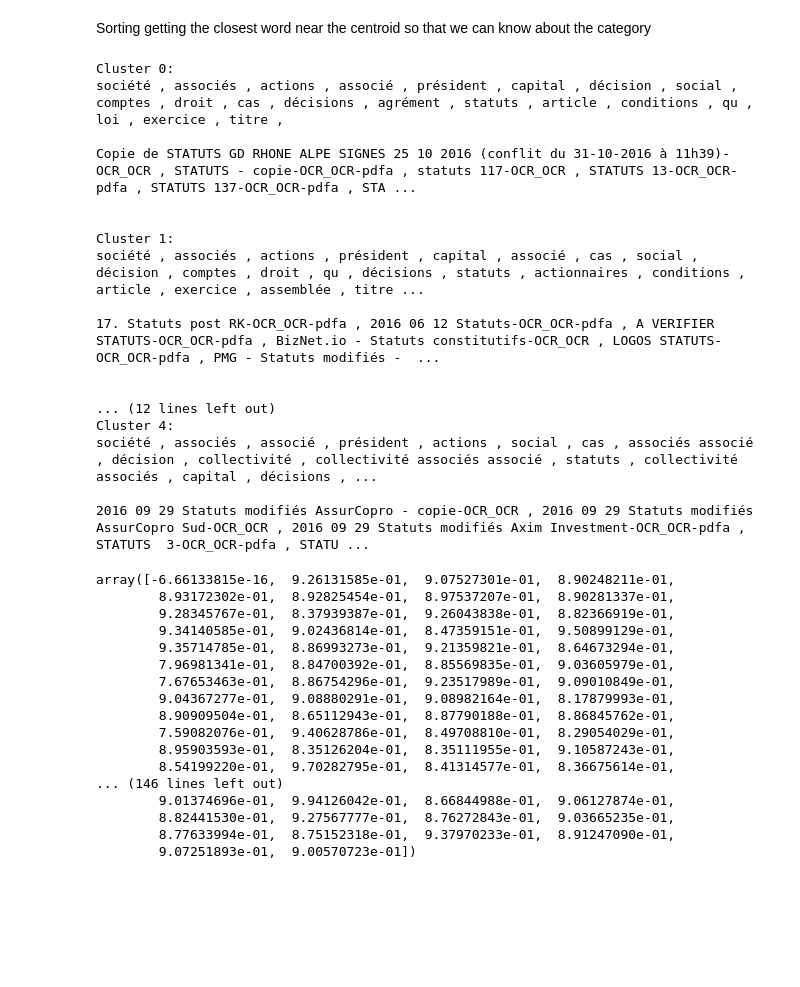
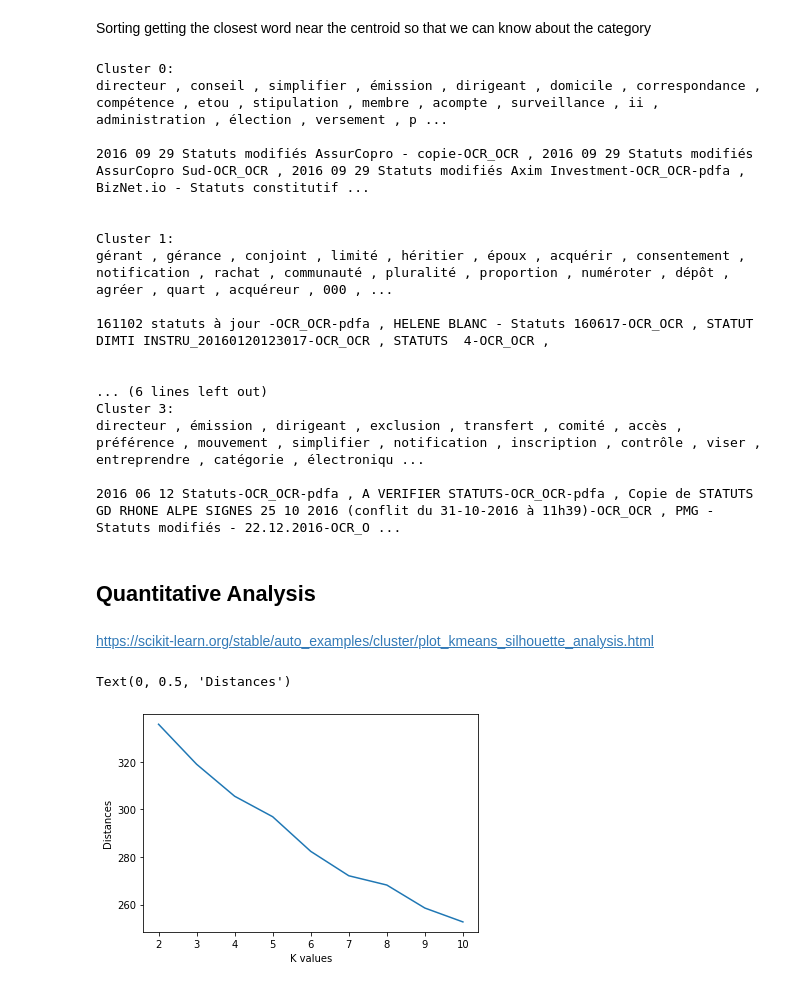
Before and after one commit to Subaandh-VK/NLP_Document_Clustering, a Jupyter notebook: notebooks/clustering_model.ipynb, the cells around one changed output. Saved outputs shown, nothing was run; the diff lists cells and outputs as text; code cells hidden in the pictures; blank space fills up the shorter version.

```diff
--- a/notebooks/clustering_model.ipynb
+++ b/notebooks/clustering_model.ipynb
@@ -153,0 +103,5 @@ KeyboardInterrupt:
+# %%
+for val in outlier_names:
+    df = df.drop(df[df['filename'] == val].index)
+
+len(df)
@@ -154,3 +112,7 @@ KeyboardInterrupt:
+# %%
+clauses = df['processed_clause']
+# %%
+X, vectorizer = vectorize_tfidf(clauses)
 # %% [markdown]
 ### Dump the vectorizer
 # %%
@@ -237,0 +137,4 @@ with mlflow.start_run(run_name='Base Model'):
+# %%
+k = 4
+km = train_kmeans(k, X)
+df['cluster'] = km.labels_
@@ -302,29 +161,30 @@ order_centroids = km.cluster_centers_.argsort()[:, ::-1]
 # %%
+order_centroids = km.cluster_centers_.argsort()[:, ::-1]
 for i in range(k):
     print('Cluster %d:' % i),
-    for j in order_centroids[i, :20]:
+    for j in order_centroids[i, :25]:
         print(feature_names[j], ',' , end = ' ')
 
     print('\n')
-    for f in result_df[result_df['cluster'] == i]['f_names'][:10]:
+    for f in df[df['cluster'] == i]['filename'][:4]:
         print(f, ',', end=' ')
 
     print('\n\n')
 # %% [output]
 Cluster 0:
-société , associés , actions , associé , président , capital , décision , social , comptes , droit , cas , décisions , agrément , statuts , article , conditions , qu , loi , exercice , titre ,
+directeur , conseil , simplifier , émission , dirigeant , domicile , correspondance , compétence , etou , stipulation , membre , acompte , surveillance , ii , administration , élection , versement , p ...
 
-Copie de STATUTS GD RHONE ALPE SIGNES 25 10 2016 (conflit du 31-10-2016 à 11h39)-OCR_OCR , STATUTS - copie-OCR_OCR-pdfa , statuts 117-OCR_OCR , STATUTS 13-OCR_OCR-pdfa , STATUTS 137-OCR_OCR-pdfa , STA ...
+2016 09 29 Statuts modifiés AssurCopro - copie-OCR_OCR , 2016 09 29 Statuts modifiés AssurCopro Sud-OCR_OCR , 2016 09 29 Statuts modifiés Axim Investment-OCR_OCR-pdfa , BizNet.io - Statuts constitutif ...
 
 
 Cluster 1:
-société , associés , actions , président , capital , associé , cas , social , décision , comptes , droit , qu , décisions , statuts , actionnaires , conditions , article , exercice , assemblée , titre ...
+gérant , gérance , conjoint , limité , héritier , époux , acquérir , consentement , notification , rachat , communauté , pluralité , proportion , numéroter , dépôt , agréer , quart , acquéreur , 000 , ...
 
-17. Statuts post RK-OCR_OCR-pdfa , 2016 06 12 Statuts-OCR_OCR-pdfa , A VERIFIER STATUTS-OCR_OCR-pdfa , BizNet.io - Statuts constitutifs-OCR_OCR , LOGOS STATUTS-OCR_OCR-pdfa , PMG - Statuts modifiés -  ...
+161102 statuts à jour -OCR_OCR-pdfa , HELENE BLANC - Statuts 160617-OCR_OCR , STATUT DIMTI INSTRU_20160120123017-OCR_OCR , STATUTS  4-OCR_OCR ,
 
 
-... (12 lines left out)
-Cluster 4:
-société , associés , associé , président , actions , social , cas , associés associé , décision , collectivité , collectivité associés associé , statuts , collectivité associés , capital , décisions , ...
+... (6 lines left out)
+Cluster 3:
+directeur , émission , dirigeant , exclusion , transfert , comité , accès , préférence , mouvement , simplifier , notification , inscription , contrôle , viser , entreprendre , catégorie , électroniqu ...
 
-2016 09 29 Statuts modifiés AssurCopro - copie-OCR_OCR , 2016 09 29 Statuts modifiés AssurCopro Sud-OCR_OCR , 2016 09 29 Statuts modifiés Axim Investment-OCR_OCR-pdfa , STATUTS  3-OCR_OCR-pdfa , STATU ...
+2016 06 12 Statuts-OCR_OCR-pdfa , A VERIFIER STATUTS-OCR_OCR-pdfa , Copie de STATUTS GD RHONE ALPE SIGNES 25 10 2016 (conflit du 31-10-2016 à 11h39)-OCR_OCR , PMG - Statuts modifiés - 22.12.2016-OCR_O ...
@@ -337,20 +191,21 @@ xs, ys = components[:, 0], components[:, 1]
-# %%
-dist[0]
-# %% [output]
-array([-6.66133815e-16,  9.26131585e-01,  9.07527301e-01,  8.90248211e-01,
-        8.93172302e-01,  8.92825454e-01,  8.97537207e-01,  8.90281337e-01,
-        9.28345767e-01,  8.37939387e-01,  9.26043838e-01,  8.82366919e-01,
-        9.34140585e-01,  9.02436814e-01,  8.47359151e-01,  9.50899129e-01,
-        9.35714785e-01,  8.86993273e-01,  9.21359821e-01,  8.64673294e-01,
-        7.96981341e-01,  8.84700392e-01,  8.85569835e-01,  9.03605979e-01,
-        7.67653463e-01,  8.86754296e-01,  9.23517989e-01,  9.09010849e-01,
-        9.04367277e-01,  9.08880291e-01,  9.08982164e-01,  8.17879993e-01,
-        8.90909504e-01,  8.65112943e-01,  8.87790188e-01,  8.86845762e-01,
-        7.59082076e-01,  9.40628786e-01,  8.49708810e-01,  8.29054029e-01,
-        8.95903593e-01,  8.35126204e-01,  8.35111955e-01,  9.10587243e-01,
-        8.54199220e-01,  9.70282795e-01,  8.41314577e-01,  8.36675614e-01,
-... (146 lines left out)
-        9.01374696e-01,  9.94126042e-01,  8.66844988e-01,  9.06127874e-01,
-        8.82441530e-01,  9.27567777e-01,  8.76272843e-01,  9.03665235e-01,
-        8.77633994e-01,  8.75152318e-01,  9.37970233e-01,  8.91247090e-01,
-        9.07251893e-01,  9.00570723e-01])
+# %% [markdown]
+## Quantitative Analysis
+# %% [markdown]
+<https://scikit-learn.org/stable/auto_examples/cluster/plot_kmeans_silhouette_analysis.html>
+# %%
+distances = []
+
+k_values = range(2, 11, 1)
+
+for k in k_values:
+#     print(k)
+    km = KMeans(n_clusters=k)
+    km = km.fit(X)
+    distances.append(km.inertia_)
+
+plt.plot(k_values, distances)
+plt.xlabel('K values')
+plt.ylabel('Distances')
+# %% [output]
+Text(0, 0.5, 'Distances')
+[figure, added]
```
Also changed, not shown: parts of 71 cells of this notebook, 8 other files.
